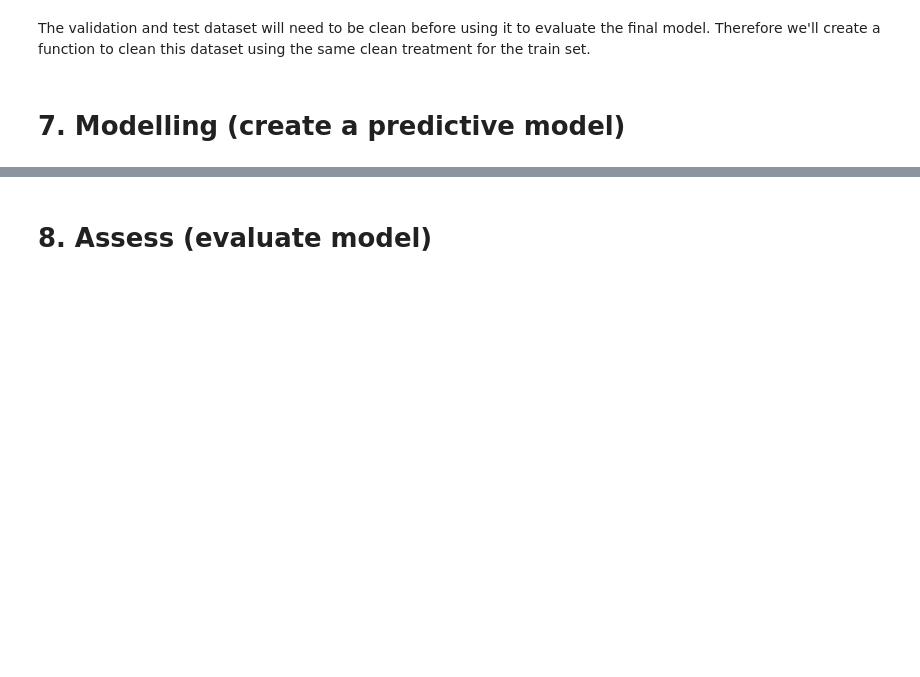
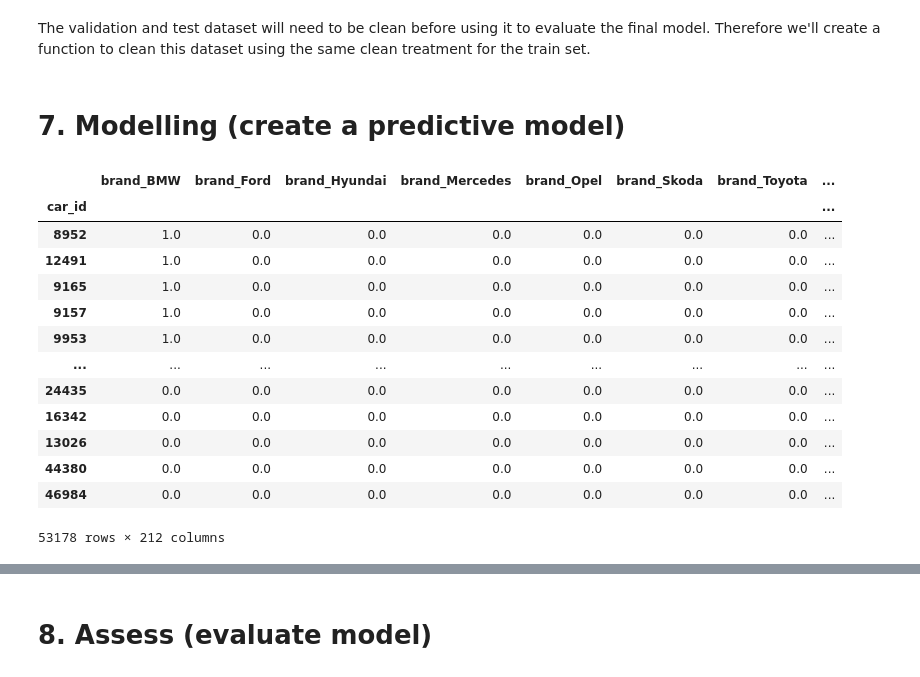
Before and after one commit to TheFriendlyTwin/Group14-Cars4You-Project, a Jupyter notebook: todo_28.10.ipynb, the cells around one changed output, grey strips where cells are left out. Cells and saved outputs as stored; diff of their text form; code cells hidden in the pictures; blank space fills up the shorter version.

```diff
--- a/todo_28.10.ipynb
+++ b/todo_28.10.ipynb
@@ -1589,6 +1620,9 @@ X_train.head()
 | 9165 | BMW | 1 Series | Semi-Auto | 1560.0 | Diesel | 150.0 | 48.7 | 2.0 | 88.0 | ... |
 | 9157 | BMW | 1 Series | Manual | 17343.0 | Petrol | 145.0 | 44.1 | 1.5 | 92.0 | ... |
 | 9953 | BMW | 1 Series | Automatic | 26000.0 | Unknown | 125.0 | 54.3 | 1.5 | 41.0 | ... |
+# %%
+categorical_columns.remove('has_damage')
+categorical_columns.remove('year')
 # %%
 def change_columns(df):
     df['car_age'] = 2025 - df['year'].astype(int)
@@ -1757,0 +1688,29 @@ def clean_set(df, mode_year, means, medians):
+# %%
+X_train_ohc = X_train.copy()
+# %%
+# Use OneHotEncoder to encode the categorical features.
+# Get feature names and create a DataFrame with the one-hot encoded categorical features (pass feature names)
+ohc = OneHotEncoder(sparse_output=False,                                # sparse_output=False outputs a numpy array, not a sparse matrix
+                    drop="first")                                       # drop the first category of each feature when performing one-hot encoding
+# %%
+# Get feature names and create a DataFrame with the one-hot encoded categorical features (pass feature names)
+ohc_feat = ohc.fit_transform(X_train_ohc[categorical_columns])               # Fit to data then transform it
+ohc_feat_names = ohc.get_feature_names_out()                            # Get output feature names from the transformation
+# %%
+ohc_X_train = pd.DataFrame(ohc_feat, index=X_train_ohc.index, columns=ohc_feat_names)
+ohc_X_train
+# %% [output]
+|  | brand_BMW | brand_Ford | brand_Hyundai | brand_Mercedes | brand_Opel | brand_Skoda | brand_Toyota | ... |
+| car_id |  |  |  |  |  |  |  | ... |
+| 8952 | 1.0 | 0.0 | 0.0 | 0.0 | 0.0 | 0.0 | 0.0 | ... |
+| 12491 | 1.0 | 0.0 | 0.0 | 0.0 | 0.0 | 0.0 | 0.0 | ... |
+| 9165 | 1.0 | 0.0 | 0.0 | 0.0 | 0.0 | 0.0 | 0.0 | ... |
+| 9157 | 1.0 | 0.0 | 0.0 | 0.0 | 0.0 | 0.0 | 0.0 | ... |
+| 9953 | 1.0 | 0.0 | 0.0 | 0.0 | 0.0 | 0.0 | 0.0 | ... |
+| ... | ... | ... | ... | ... | ... | ... | ... | ... |
+| 24435 | 0.0 | 0.0 | 0.0 | 0.0 | 0.0 | 0.0 | 0.0 | ... |
+| 16342 | 0.0 | 0.0 | 0.0 | 0.0 | 0.0 | 0.0 | 0.0 | ... |
+| 13026 | 0.0 | 0.0 | 0.0 | 0.0 | 0.0 | 0.0 | 0.0 | ... |
+| 44380 | 0.0 | 0.0 | 0.0 | 0.0 | 0.0 | 0.0 | 0.0 | ... |
+| 46984 | 0.0 | 0.0 | 0.0 | 0.0 | 0.0 | 0.0 | 0.0 | ... |
+53178 rows × 212 columns
```
Also changed, not shown: parts of 33 cells of this notebook.
